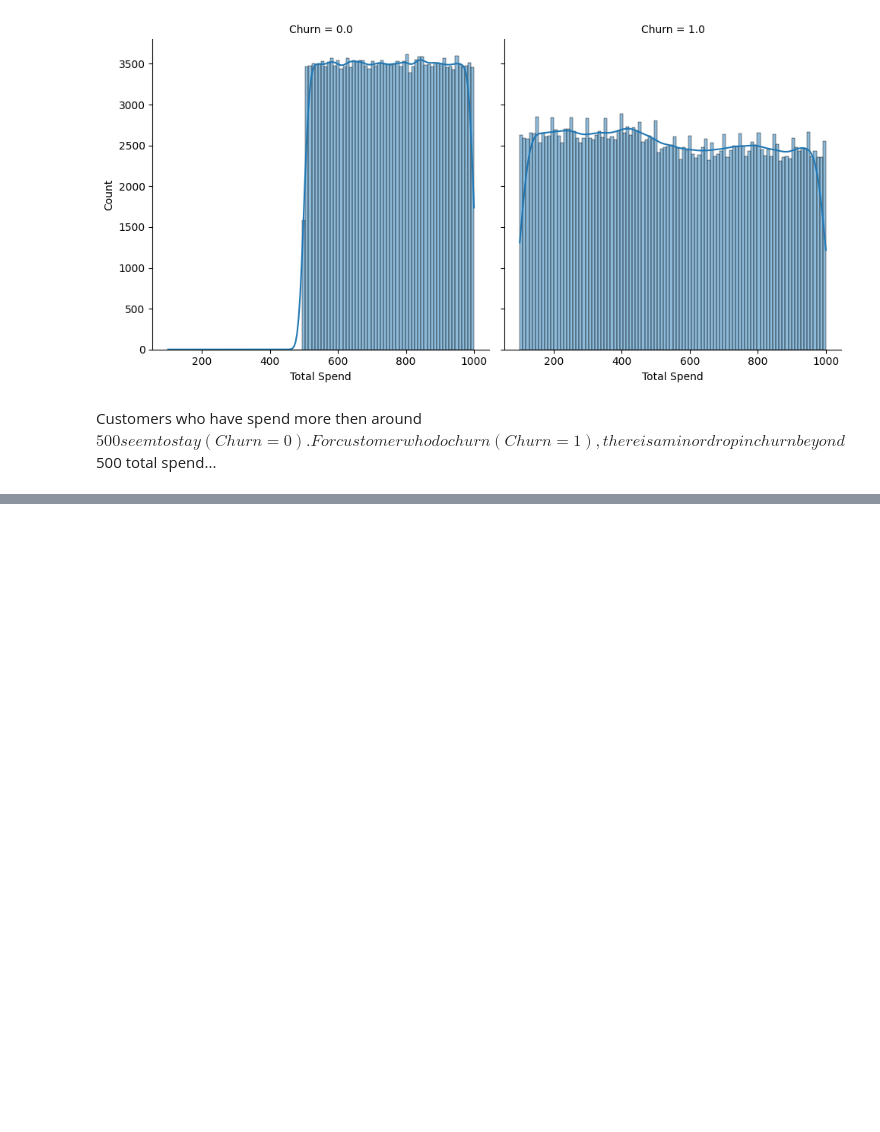
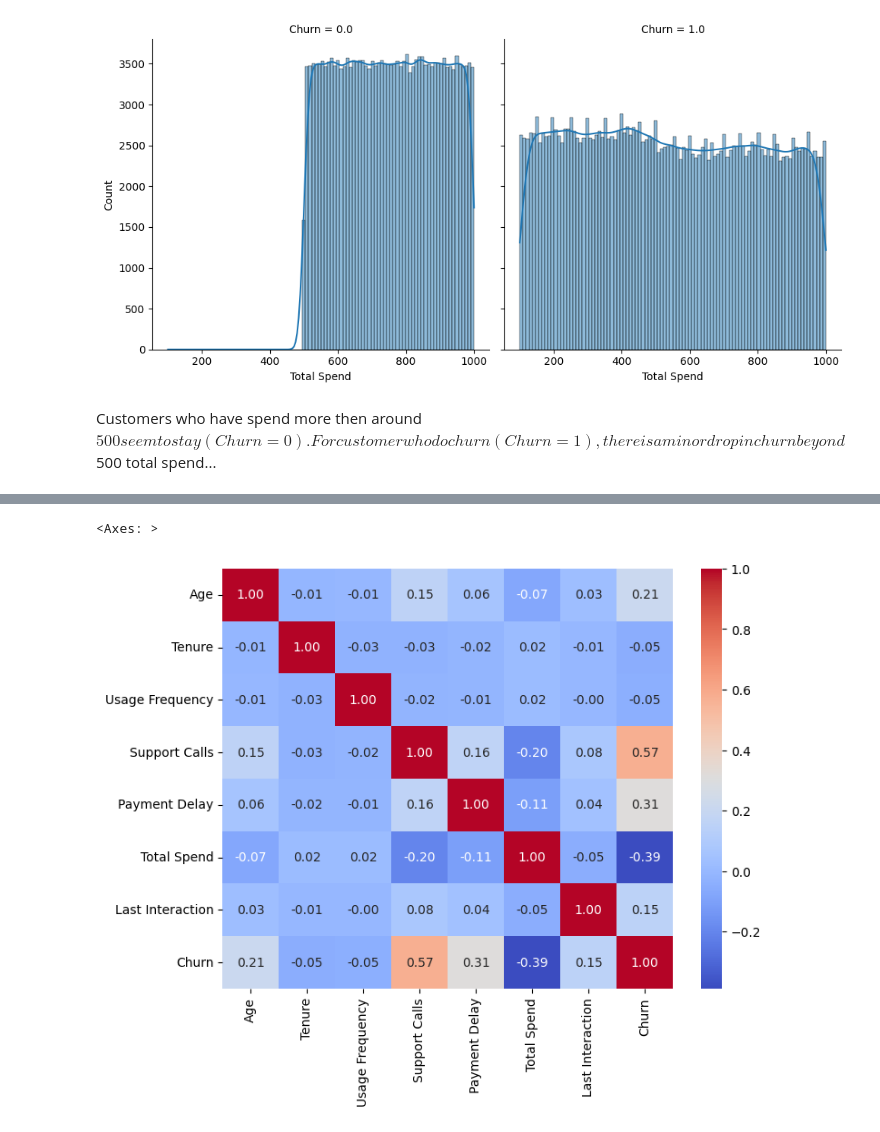
Before and after one commit to SyedMuhammadAunAbbas/Customer_Churn_Project, a Jupyter notebook: Root.ipynb, the cells around one changed output, grey strips where cells are left out. Drawn from its saved outputs; the diff is of its cells as text; code cells hidden in the pictures; blank space fills up the shorter version.

```diff
--- a/Root.ipynb
+++ b/Root.ipynb
@@ -560,0 +667,6 @@ For customer who do churn (Churn=1), there is a minor drop in churn beyond $500
+# %%
+Aux_cols= ['Age_Cut', 'Tenure_groups', 'Total_spend_cut']
+Irr_cols= ['CustomerID', 'Subscription Type', 'Contract Length']
+# %%
+df=df.drop(columns= Aux_cols, axis=1)
+df=df.drop(columns= Irr_cols, axis=1)
@@ -560,0 +716,9 @@ For customer who do churn (Churn=1), there is a minor drop in churn beyond $500
+# %%
+correlation_matrix = df.corr(numeric_only=True)
+
+
+plt.figure(figsize=(8, 6))
+sns.heatmap(correlation_matrix, annot=True, cmap='coolwarm', fmt=".2f")
+# %% [output]
+<Axes: >
+[figure, added]
```
Also changed, not shown: parts of 16 cells of this notebook.
